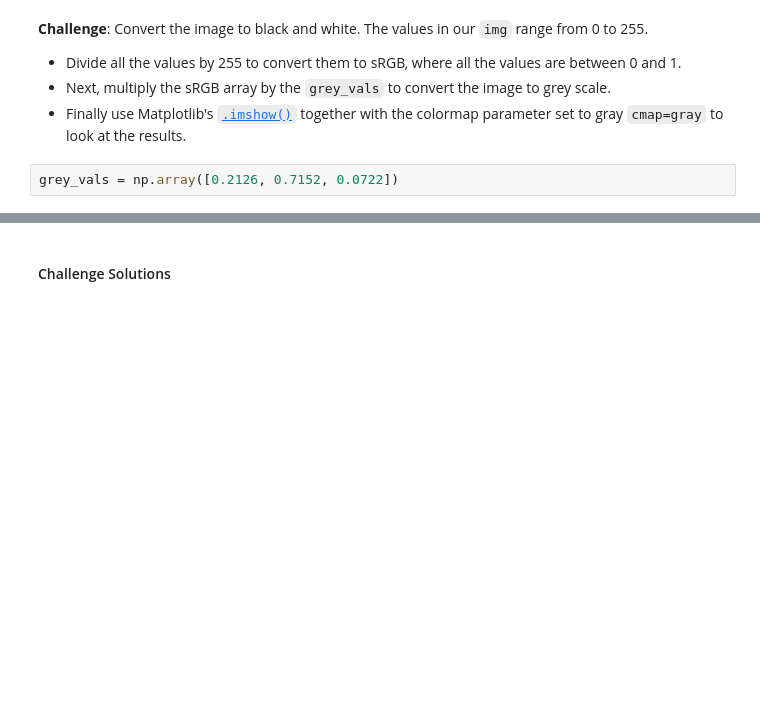
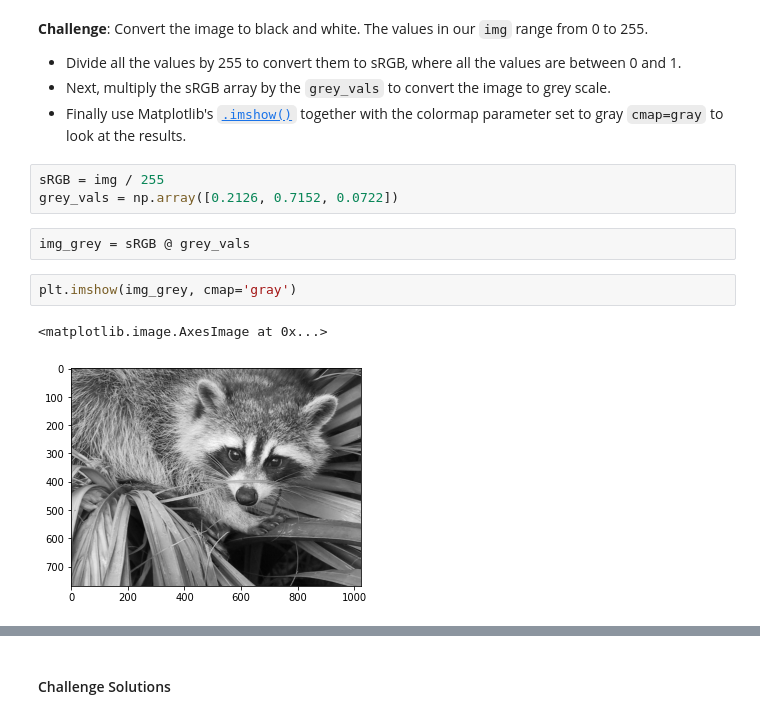
Before and after one commit to krook98/computation-with-numpy, a Jupyter notebook: Computation_with_NumPy_and_N_Dimensional_Arrays_(start).ipynb, the cells around one changed output, grey strips where cells are left out. Saved outputs shown, nothing was run; the diff lists cells and outputs as text; blank space fills up the shorter version.

```diff
--- a/Computation_with_NumPy_and_N_Dimensional_Arrays_(start).ipynb
+++ b/Computation_with_NumPy_and_N_Dimensional_Arrays_(start).ipynb
@@ -207,7 +282,15 @@ Dimensions of result: (4x2)*(2x3)=(4x3)
 * Next, multiply the sRGB array by the `grey_vals` to convert the image to grey scale.
 * Finally use Matplotlib's [`.imshow()`](https://matplotlib.org/3.1.1/api/_as_gen/matplotlib.pyplot.imshow.html) together with the colormap parameter set to gray `cmap=gray` to look at the results.
 # %%
+sRGB = img / 255
 grey_vals = np.array([0.2126, 0.7152, 0.0722])
+# %%
+img_grey = sRGB @ grey_vals
+# %%
+plt.imshow(img_grey, cmap='gray')
+# %% [output]
+<matplotlib.image.AxesImage at 0x...>
+[figure, added]
 # %% [markdown]
 **Challenge**: Can you manipulate the images by doing some operations on the underlying ndarrays? See if you can change the values in the ndarray so that:
 
```
Also changed, not shown: parts of 20 cells of this notebook.
